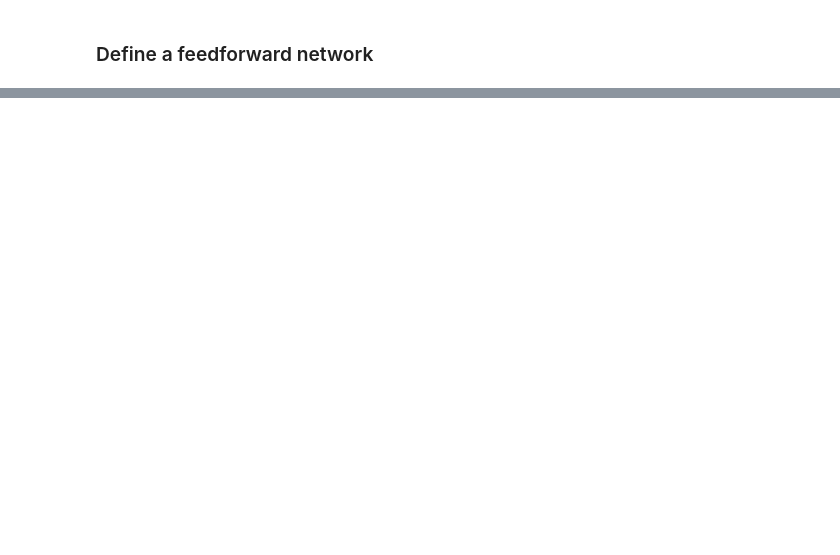
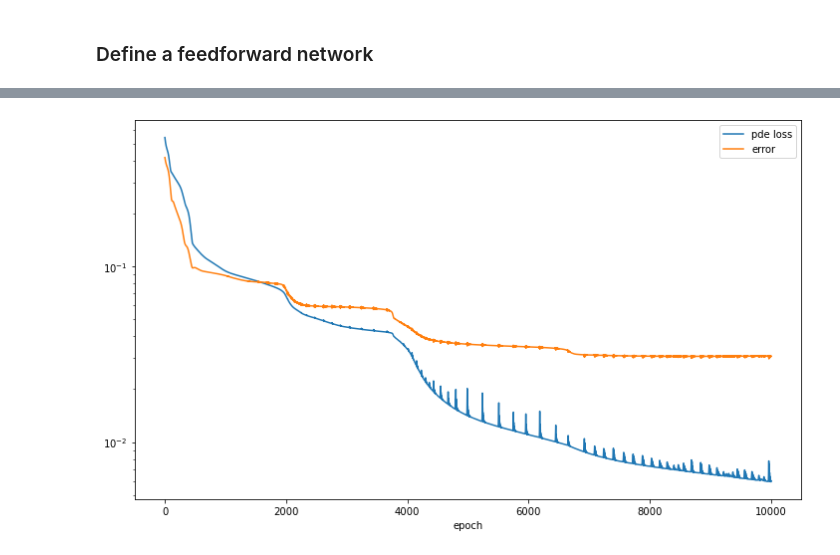
Before and after one commit to guagualuo/PINN-examples, a Jupyter notebook: 1D_Burgers.ipynb, the cells around one changed output, grey strips where cells are left out. Cells and saved outputs as stored; diff of their text form; code cells hidden in the pictures; blank space fills up the shorter version.

```diff
--- a/1D_Burgers.ipynb
+++ b/1D_Burgers.ipynb
@@ -27,0 +82,15 @@ optimizer = torch.optim.LBFGS(net.parameters())
+# %%
+# defining the PDE residue
+def f(net, x, t):
+    inputs = torch.cat([x, t], axis=1)
+    u = net(inputs)
+    u_t = torch.autograd.grad(u.sum(), t, create_graph=True)[0]
+    u_x = torch.autograd.grad(u.sum(), x, create_graph=True)[0]
+    u_xx = torch.autograd.grad(u_x.sum(), x, create_graph=True)[0]
+    return u_t + u*u_x - (0.01/np.pi)*u_xx
+# %%
+# The true initial and boundary value.
+def u_init(net, x, t):
+    return net(torch.cat([x, t], axis=1)) + torch.sin(np.pi*x)
+def u_bc(net, x, t):
+    return net(torch.cat([x, t], axis=1))
@@ -27,0 +99,8 @@ optimizer = torch.optim.LBFGS(net.parameters())
+# %%
+mse_loss = torch.nn.MSELoss()
+optimizer = torch.optim.Adam(net.parameters())
+# %%
+# Set number of samples
+N_init = 50
+N_bc = 50
+N_f = 5000
@@ -27,0 +169,12 @@ optimizer = torch.optim.LBFGS(net.parameters())
+# %%
+# Plot loss and error w.r.t finite difference solution
+import matplotlib.pyplot as plt
+
+fig, ax = plt.subplots(figsize=(12, 7))
+ax.plot(losses)
+ax.plot(errors)
+ax.legend(['pde loss', 'error'])
+ax.set_xlabel('epoch')
+ax.set_yscale('log')
+# %% [output]
+[figure, added]
```
Also changed, not shown: parts of 12 cells of this notebook, 1 other file.
